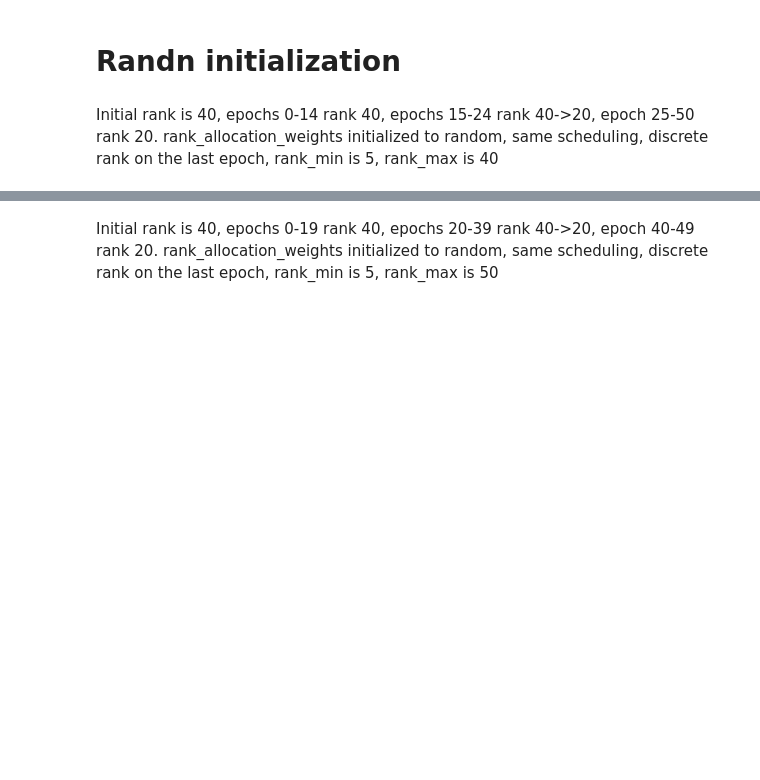
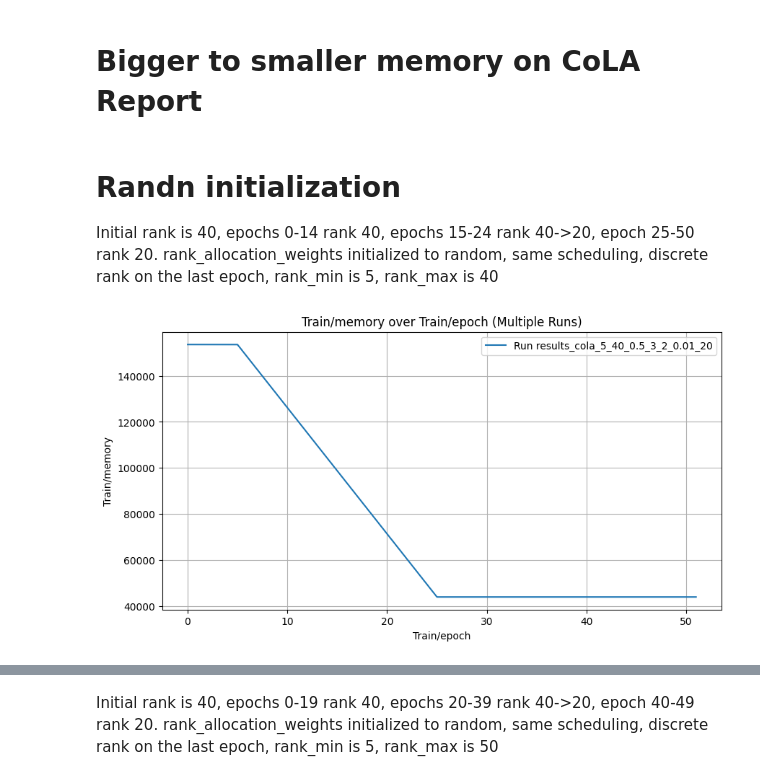
Before and after one commit to mallahova/loraxs, a Jupyter notebook: tasks/adaptive_rank_allocation/initial_bigger_memory/report.ipynb, the cells around one changed output, grey strips where cells are left out. Saved outputs shown, nothing was run; the diff lists cells and outputs as text; code cells hidden in the pictures; blank space fills up the shorter version.

Commit message:
Added bigger to smaller memory report

```diff
--- a/tasks/adaptive_rank_allocation/initial_bigger_memory/report.ipynb
+++ b/tasks/adaptive_rank_allocation/initial_bigger_memory/report.ipynb
@@ -324,5 +325,3 @@ def display_project_stats(project:str, entity:str, starts_with="", epoch_start=0
    # # print_results(run_max_metrics)
 # %% [markdown]
 <!-- ### Uniform initialization (r=20 for every parameter matrix), grid search over learning rates and rank ranges, only 1 run for each learning rate -->
-# %% [markdown]
-# Randn initialization
@@ -329,6 +379,21 @@ def display_project_stats(project:str, entity:str, starts_with="", epoch_start=0
+# %% [markdown]
+# Bigger to smaller memory on CoLA Report
 # %% [markdown]
+# Randn initialization
 Initial rank is 40, epochs 0-14 rank 40, epochs 15-24 rank 40->20, epoch 25-50 rank 20.
 rank_allocation_weights initialized to random, same scheduling, discrete rank on the last epoch, rank_min is 5, rank_max is 40
+# %%
+fetch_and_plot_wandb_runs(
+    entity="mallahova",
+    project="adalora_rank_start_40_rank_20_random",
+    metric="train/memory",
+    x_axis="train/epoch",
+    interactive=False,
+    starts_with="results_cola_5_40",
+    num_runs=1
+)
+# %% [output]
+[figure, added]
 # %%
 project = "adalora_rank_start_40_rank_20_random"
 entity = "mallahova"
```
Also changed, not shown: parts of 10 cells of this notebook, 11 other files.
